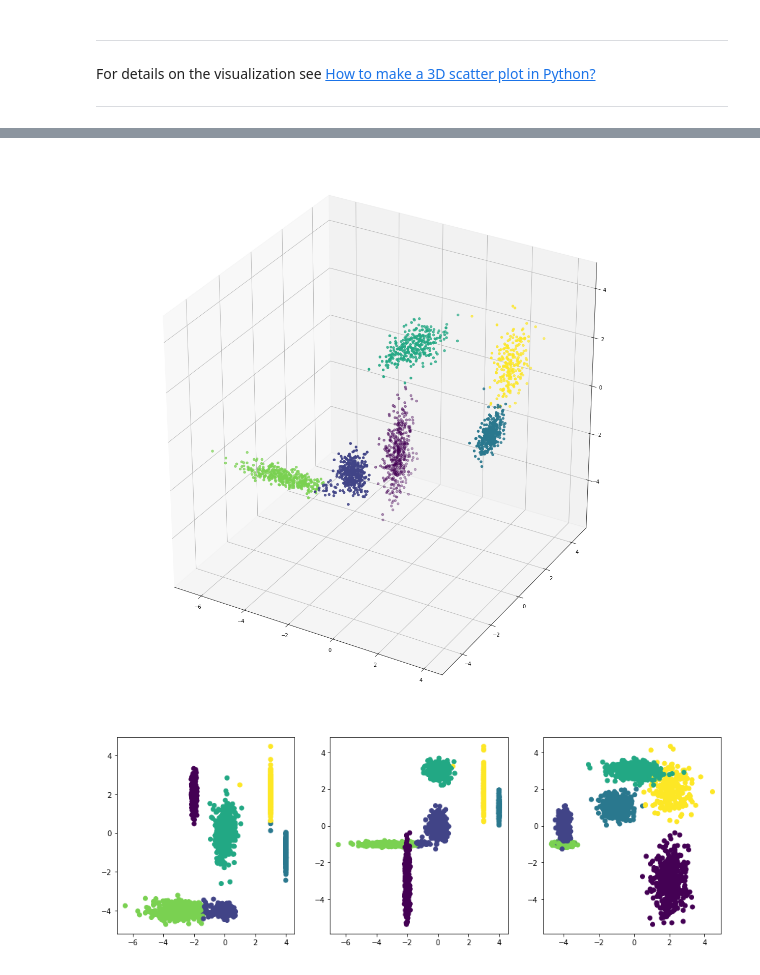
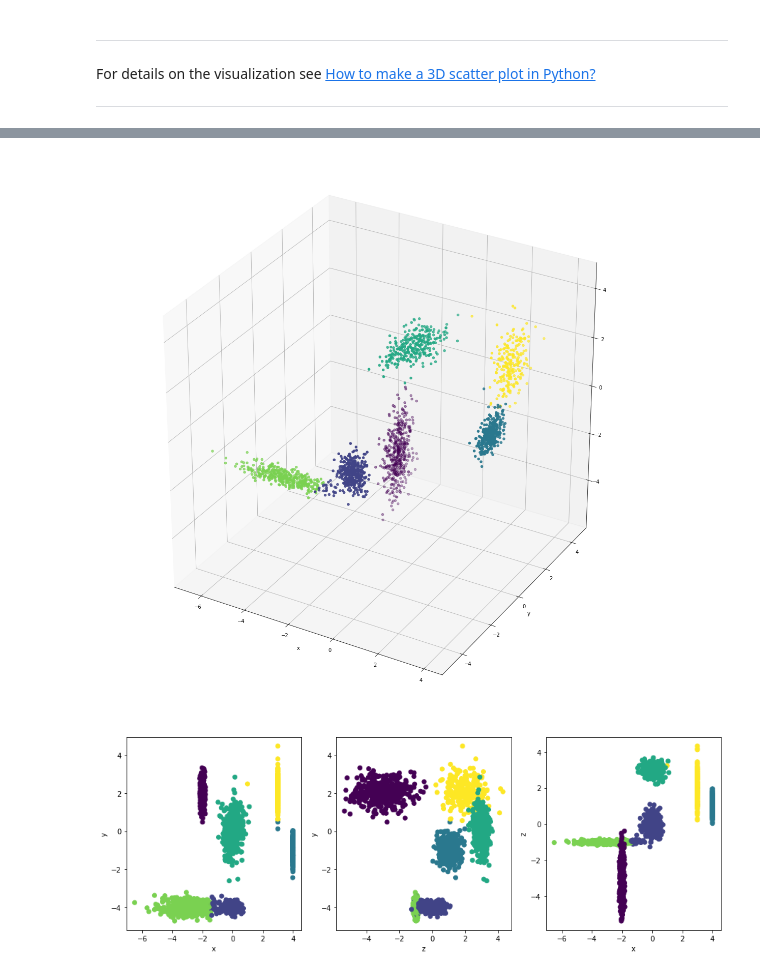
Before and after one commit to marianoju/neuefische, a Jupyter notebook: Multiple Pseudo-Random Clusters in 3D.ipynb, the cells around one changed output, grey strips where cells are left out. Cells and saved outputs as stored; diff of their text form; code cells hidden in the pictures.

Commit message:
new notebook on Clustering
+ minor changes

```diff
--- a/Multiple Pseudo-Random Clusters in 3D.ipynb
+++ b/Multiple Pseudo-Random Clusters in 3D.ipynb
@@ -86,31 +94,39 @@ plt.show()
 # %%
 # Computing clusters
 kmeans = KMeans(n_clusters=6, random_state=0).fit(df)
-df['cluster_nr'] = kmeans.predict(df)
+df['cluster_id'] = kmeans.predict(df)
 # %%
 # Plotting data with colorized clusters
 fig = plt.figure(figsize=(15, 15))
 ax = Axes3D(fig)
 
-ax.scatter(x, y, z, c=df['cluster_nr'])
+ax.scatter(x, y, z, c=df['cluster_id'])
+plt.xlabel('x')
+plt.ylabel('y')
 plt.show()
 
 # set up a figure thrice as wide as it is tall
 fig = plt.figure(figsize=(15, 5))
 
 #  First subplot
 ax = fig.add_subplot(1, 3, 1)
-plt.scatter(x, y, c=df['cluster_nr'])
+plt.scatter(x, y, c=df['cluster_id'])
+plt.xlabel('x')
+plt.ylabel('y')
 
 # Second subplot
 ax = fig.add_subplot(1, 3, 2)
-plt.scatter(x, z, c=df['cluster_nr'])
+plt.scatter(z, y, c=df['cluster_id'])
+plt.xlabel('z')
+plt.ylabel('y')
 
 # Third subplot
 ax = fig.add_subplot(1, 3, 3)
-plt.scatter(y, z, c=df['cluster_nr'])
+plt.scatter(x, z, c=df['cluster_id'])
+plt.xlabel('x')
+plt.ylabel('z')
 
 plt.show()
 # %% [output]
 [figure]
-[figure, old version]
+[figure, new version]
```
Also changed, not shown: parts of 1 cell of this notebook, 3 other files.
